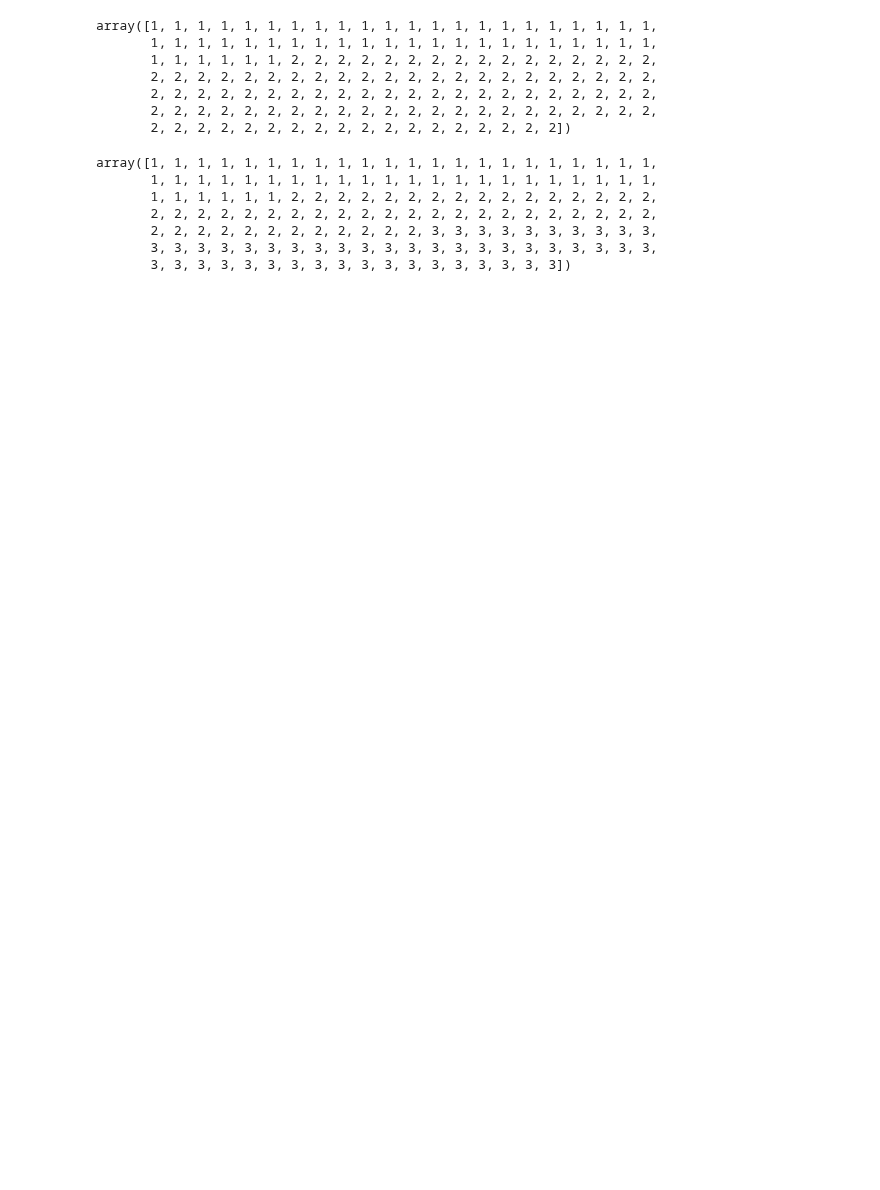
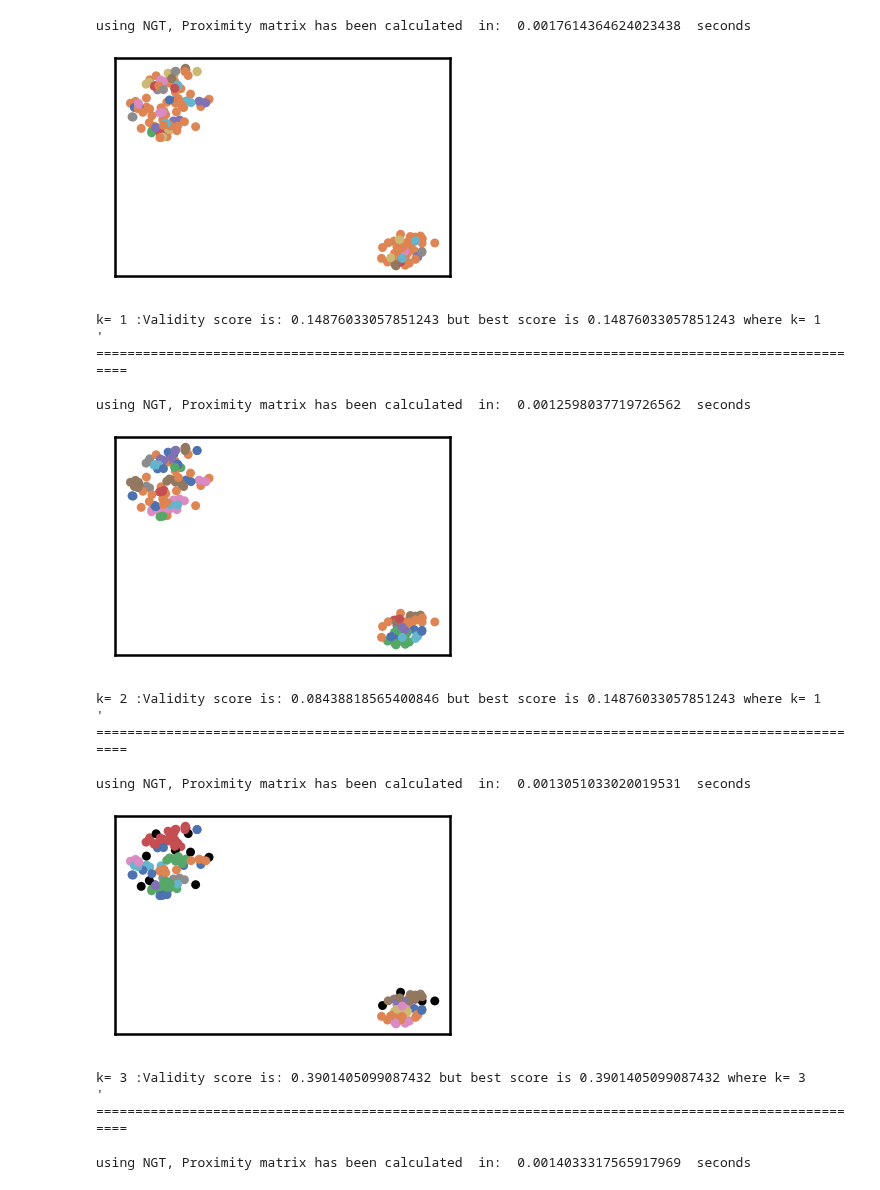
Before and after one commit to scikit-learn-contrib/denmune-clustering-algorithm, a Jupyter notebook: example.ipynb, the cells around one changed output. Drawn from its saved outputs; the diff is of its cells as text; code cells hidden in the pictures; blank space fills up the shorter version.

```diff
--- a/example.ipynb
+++ b/example.ipynb
@@ -112,20 +0,0 @@ loop 9 F1 is 0.8024213830261576 THE best F1 is 0.8370098039215687 at KNN = k= 8
-# %%
-labels_pred
-# %% [output]
-array([1, 1, 1, 1, 1, 1, 1, 1, 1, 1, 1, 1, 1, 1, 1, 1, 1, 1, 1, 1, 1, 1,
-       1, 1, 1, 1, 1, 1, 1, 1, 1, 1, 1, 1, 1, 1, 1, 1, 1, 1, 1, 1, 1, 1,
-       1, 1, 1, 1, 1, 1, 2, 2, 2, 2, 2, 2, 2, 2, 2, 2, 2, 2, 2, 2, 2, 2,
-       2, 2, 2, 2, 2, 2, 2, 2, 2, 2, 2, 2, 2, 2, 2, 2, 2, 2, 2, 2, 2, 2,
-       2, 2, 2, 2, 2, 2, 2, 2, 2, 2, 2, 2, 2, 2, 2, 2, 2, 2, 2, 2, 2, 2,
-       2, 2, 2, 2, 2, 2, 2, 2, 2, 2, 2, 2, 2, 2, 2, 2, 2, 2, 2, 2, 2, 2,
-       2, 2, 2, 2, 2, 2, 2, 2, 2, 2, 2, 2, 2, 2, 2, 2, 2, 2])
-# %%
-labels_true
-# %% [output]
-array([1, 1, 1, 1, 1, 1, 1, 1, 1, 1, 1, 1, 1, 1, 1, 1, 1, 1, 1, 1, 1, 1,
-       1, 1, 1, 1, 1, 1, 1, 1, 1, 1, 1, 1, 1, 1, 1, 1, 1, 1, 1, 1, 1, 1,
-       1, 1, 1, 1, 1, 1, 2, 2, 2, 2, 2, 2, 2, 2, 2, 2, 2, 2, 2, 2, 2, 2,
-       2, 2, 2, 2, 2, 2, 2, 2, 2, 2, 2, 2, 2, 2, 2, 2, 2, 2, 2, 2, 2, 2,
-       2, 2, 2, 2, 2, 2, 2, 2, 2, 2, 2, 2, 3, 3, 3, 3, 3, 3, 3, 3, 3, 3,
-       3, 3, 3, 3, 3, 3, 3, 3, 3, 3, 3, 3, 3, 3, 3, 3, 3, 3, 3, 3, 3, 3,
-       3, 3, 3, 3, 3, 3, 3, 3, 3, 3, 3, 3, 3, 3, 3, 3, 3, 3])
@@ -131,0 +5,50 @@ array([1, 1, 1, 1, 1, 1, 1, 1, 1, 1, 1, 1, 1, 1, 1, 1, 1, 1, 1, 1, 1, 1,
+# %%
+verpose_mode = True
+dataset = 'iris' # let us take iris dataset as an example
+data_path = 'data/' #change it to whatever you put your data, set it to ''; so it will retrive from current folder
+
+start = step = best_k = 1
+end = max_knn  = 50
+best_val =  validity_val = 0
+
+validity_idx = 2 # F1-score,  1 for ACC, 3 for NMI and so on
+df = pd.DataFrame(columns =['K', 'ACC', 'F1', 'NMI', 'AMI', 'ARI','Homogeneity', 'Completeness', 'Time' ])
+
+for n in range(start, end+1, step):
+    start = time.time()
+    py = DenMune(dataset=dataset, k_nearest=n, data_path=data_path, verpose=verpose_mode)
+    labels_true, labels_pred = py.output_Clusters()
+    end = time.time()
+    validity_indexes = py.validate_Clusters(labels_true, labels_pred)
+    validity_val = validity_indexes[validity_idx]
+    validity_indexes[0] = n
+    validity_indexes[8] = end - start
+
+    df = df.append(pd.Series(validity_indexes, index=df.columns ), ignore_index=True)
+
+    if (best_val < validity_val):
+        best_val = validity_val
+        best_k = n
+
+    print ('k=' , n, ':Validity score is:', validity_val , 'but best score is', best_val, 'where k=', best_k , end='' )
+    if not verpose_mode:
+        print('\r', end='')
+    else:
+        print('\n\'', "=====" * 20 , '\n')
+# %% [output]
+using NGT, Proximity matrix has been calculated  in:  0.0017614364624023438  seconds
+[figure, added]
+k= 1 :Validity score is: 0.14876033057851243 but best score is 0.14876033057851243 where k= 1
+' ====================================================================================================
+
+using NGT, Proximity matrix has been calculated  in:  0.0012598037719726562  seconds
+[figure, added]
+k= 2 :Validity score is: 0.08438818565400846 but best score is 0.14876033057851243 where k= 1
+' ====================================================================================================
+
+using NGT, Proximity matrix has been calculated  in:  0.0013051033020019531  seconds
+[figure, added]
+k= 3 :Validity score is: 0.3901405099087432 but best score is 0.3901405099087432 where k= 3
+' ====================================================================================================
+
+using NGT, Proximity matrix has been calculated  in:  0.0014033317565917969  seconds
```
Also changed, not shown: parts of 8 cells of this notebook, 2 other files.
